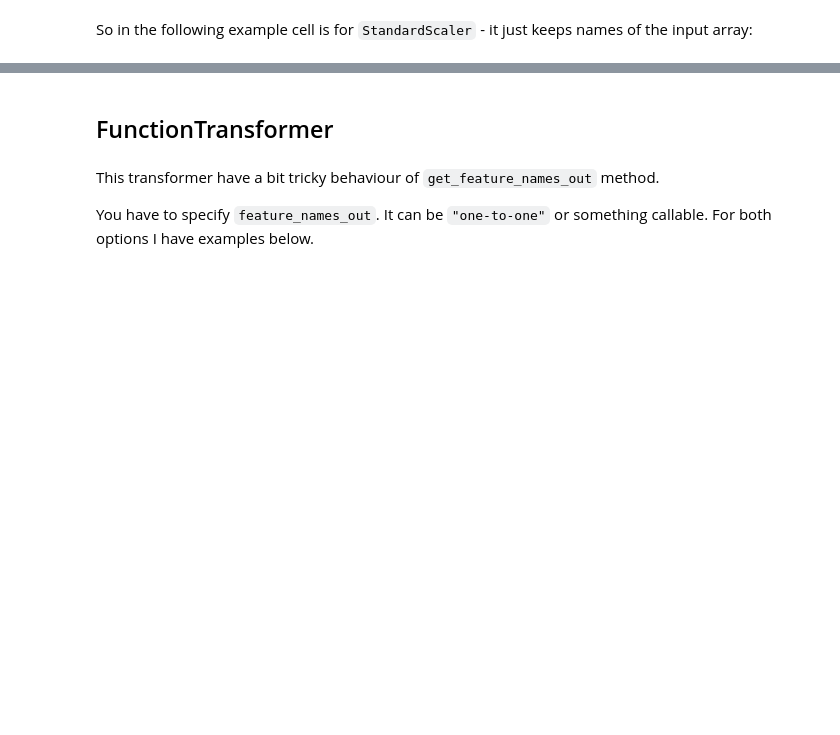
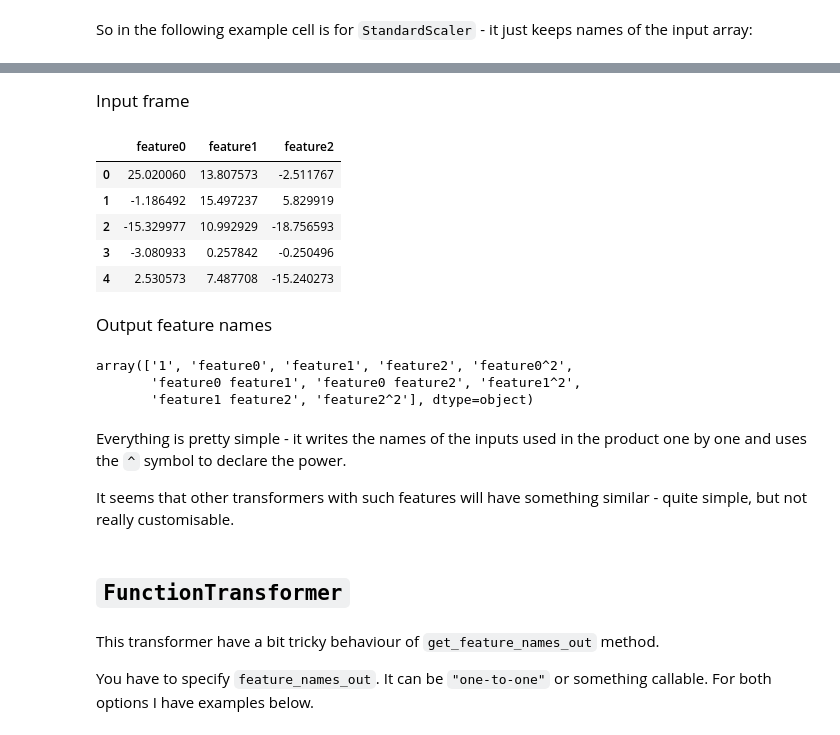
Before and after one commit to fedorkobak/knowledge, a Jupyter notebook: python/sklearn/features_names_out.ipynb, the cells around one changed output, grey strips where cells are left out. Saved outputs shown, nothing was run; the diff lists cells and outputs as text; code cells hidden in the pictures; blank space fills up the shorter version.

Commit message:
python/sklearn/features_names_out.ipynb/defined_names   add subsection "standart scaler"

```diff
--- a/python/sklearn/features_names_out.ipynb
+++ b/python/sklearn/features_names_out.ipynb
@@ -64,5 +73,28 @@ array(['feature0', 'feature1', 'feature2'], dtype=object)
+# %%
+poly_transformer.fit_transform(input_frame)
+
+display(HTML(header_template.format("Input frame")))
+display(input_frame)
+display(HTML(header_template.format("Output feature names")))
+display(poly_transformer.get_feature_names_out())
+# %% [output]
+Input frame
+|  | feature0 | feature1 | feature2 |
+| 0 | 25.020060 | 13.807573 | -2.511767 |
+| 1 | -1.186492 | 15.497237 | 5.829919 |
+| 2 | -15.329977 | 10.992929 | -18.756593 |
+| 3 | -3.080933 | 0.257842 | -0.250496 |
+| 4 | 2.530573 | 7.487708 | -15.240273 |
+Output feature names
+array(['1', 'feature0', 'feature1', 'feature2', 'feature0^2',
+       'feature0 feature1', 'feature0 feature2', 'feature1^2',
+       'feature1 feature2', 'feature2^2'], dtype=object)
+# %% [markdown]
+Everything is pretty simple - it writes the names of the inputs used in the product one by one and uses the `^` symbol to declare the power.
+
+It seems that other transformers with such features will have something similar - quite simple, but not really customisable.
 # %% [markdown]
-## FunctionTransformer
+## `FunctionTransformer`
 # %% [markdown]
 This transformer have a bit tricky behaviour of `get_feature_names_out` method.
 
```
Also changed, not shown: parts of 5 cells of this notebook.
